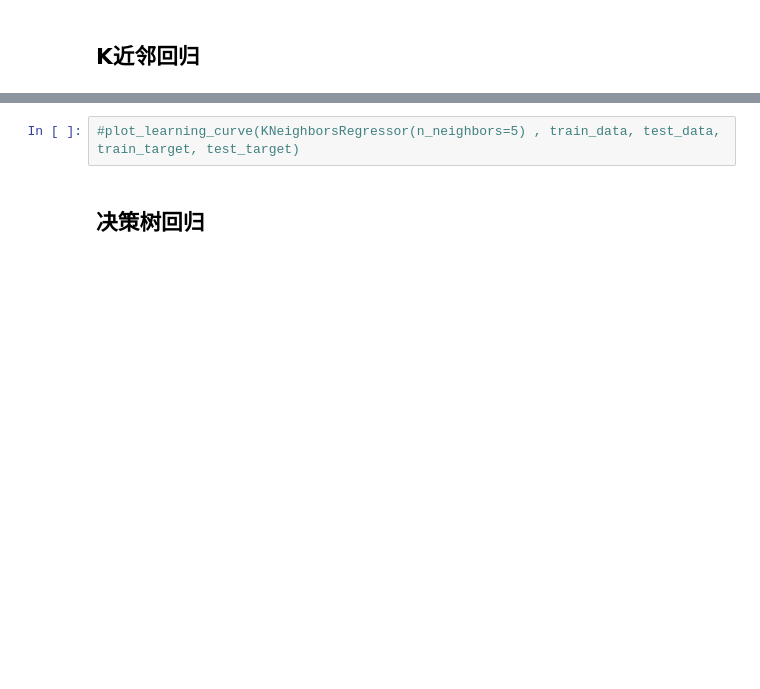
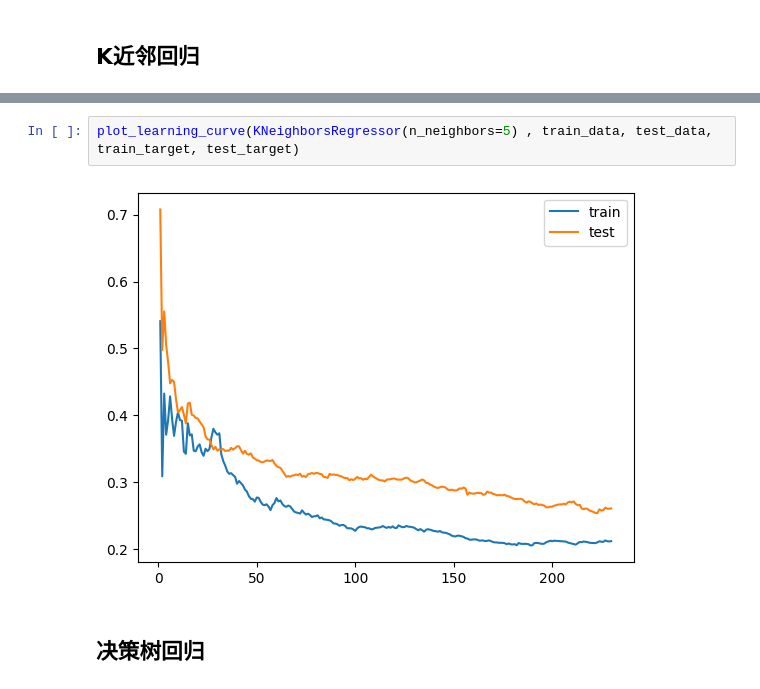
Before and after one commit to lao1a0/TianChiCode, a Jupyter notebook: 工业蒸汽预测/3 特征工程.ipynb, the cells around one changed output, grey strips where cells are left out. Drawn from its saved outputs; the diff is of its cells as text; blank space fills up the shorter version.

```diff
--- a/工业蒸汽预测/3 特征工程.ipynb
+++ b/工业蒸汽预测/3 特征工程.ipynb
@@ -430,7 +430,9 @@ KNeighborsRegressor:    0.2867690701200895
 KNeighborsRegressor:    0.2869679532177795
 KNeighborsRegressor:    0.2861582091604444
 # %%
-#plot_learning_curve(KNeighborsRegressor(n_neighbors=5) , train_data, test_data, train_target, test_target)
+plot_learning_curve(KNeighborsRegressor(n_neighbors=5) , train_data, test_data, train_target, test_target)
+# %% [output]
+[figure, added]
 # %% [markdown]
 ## 决策树回归
 # %%
```
Also changed, not shown: parts of 15 cells of this notebook, 1 other file.
